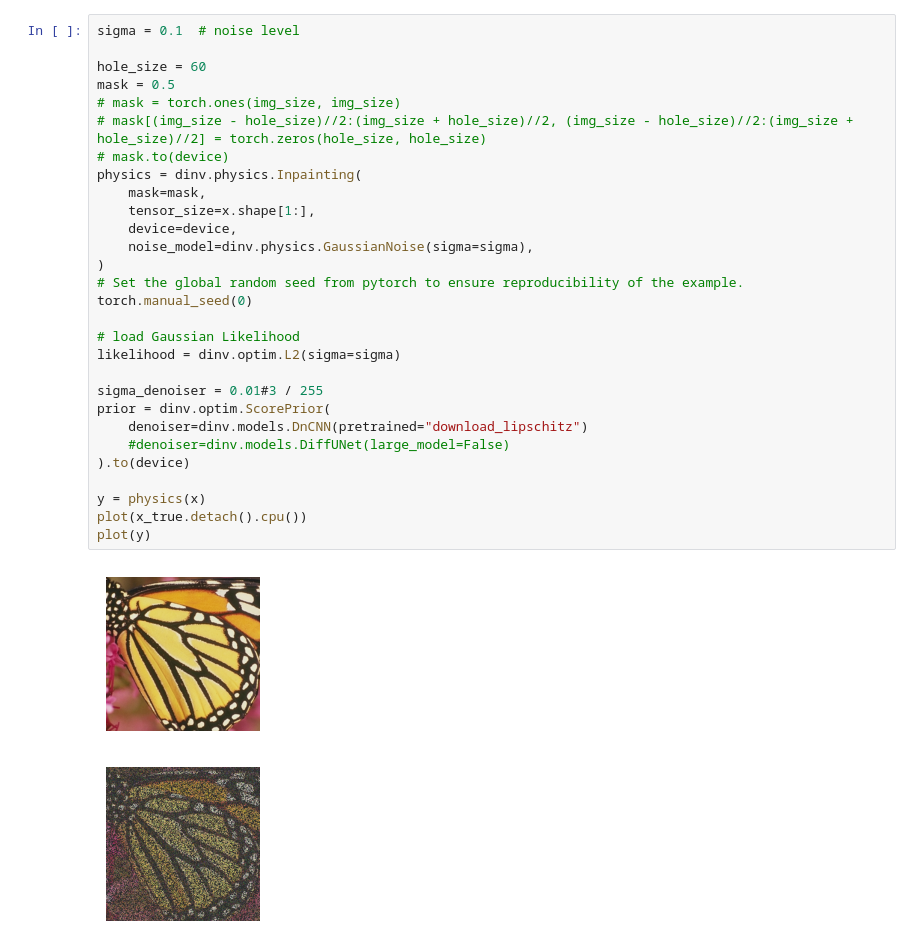
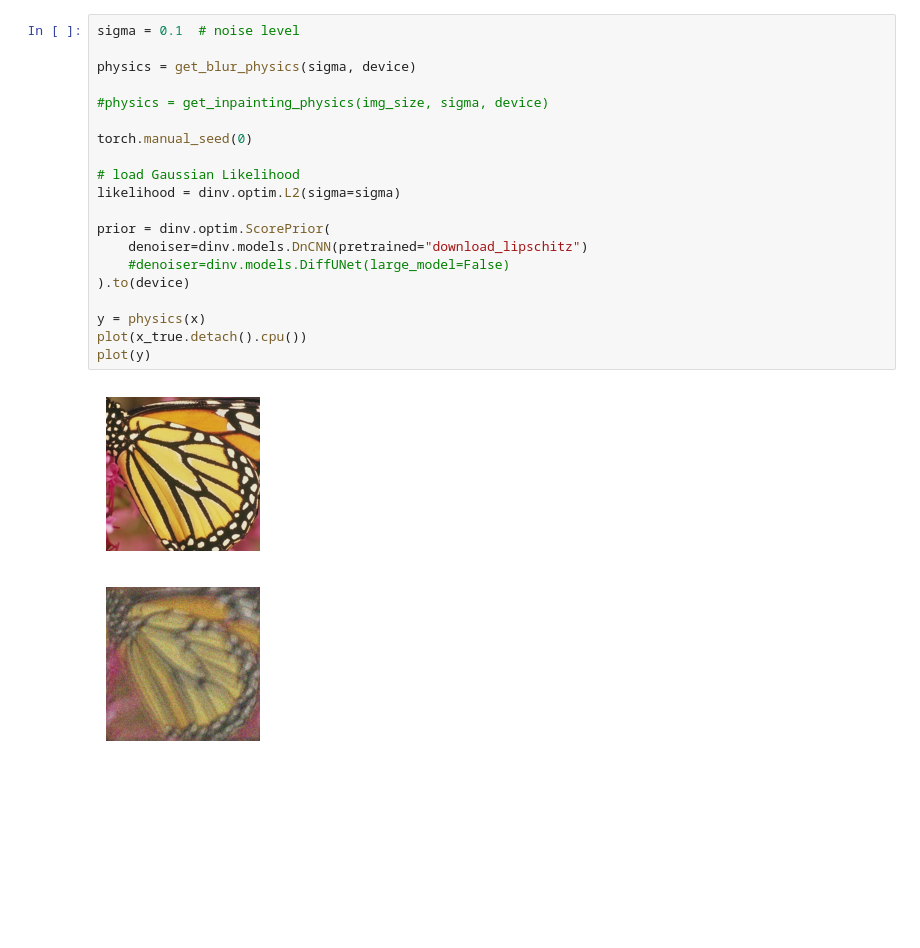
Before and after one commit to JaybeeH32/GenerativeModellingProject, a Jupyter notebook: PMC.ipynb, the cells around one changed output. Cells and saved outputs as stored; diff of their text form; blank space fills up the shorter version.

```diff
--- a/PMC.ipynb
+++ b/PMC.ipynb
@@ -19,32 +22,23 @@ Selected GPU 0 with 24124 MB free memory
 # %%
 sigma = 0.1  # noise level
 
-hole_size = 60
-mask = 0.5
-# mask = torch.ones(img_size, img_size)
-# mask[(img_size - hole_size)//2:(img_size + hole_size)//2, (img_size - hole_size)//2:(img_size + hole_size)//2] = torch.zeros(hole_size, hole_size)
-# mask.to(device)
-physics = dinv.physics.Inpainting(
-    mask=mask,
-    tensor_size=x.shape[1:],
-    device=device,
-    noise_model=dinv.physics.GaussianNoise(sigma=sigma),
-)
-# Set the global random seed from pytorch to ensure reproducibility of the example.
+physics = get_blur_physics(sigma, device)
+
+#physics = get_inpainting_physics(img_size, sigma, device)
+
 torch.manual_seed(0)
 
 # load Gaussian Likelihood
 likelihood = dinv.optim.L2(sigma=sigma)
 
-sigma_denoiser = 0.01#3 / 255
 prior = dinv.optim.ScorePrior(
     denoiser=dinv.models.DnCNN(pretrained="download_lipschitz")
     #denoiser=dinv.models.DiffUNet(large_model=False)
 ).to(device)
 
 y = physics(x)
 plot(x_true.detach().cpu())
 plot(y)
 # %% [output]
 [figure]
-[figure, old version]
+[figure, new version]
```
Also changed, not shown: parts of 12 cells of this notebook, 4 other files.
